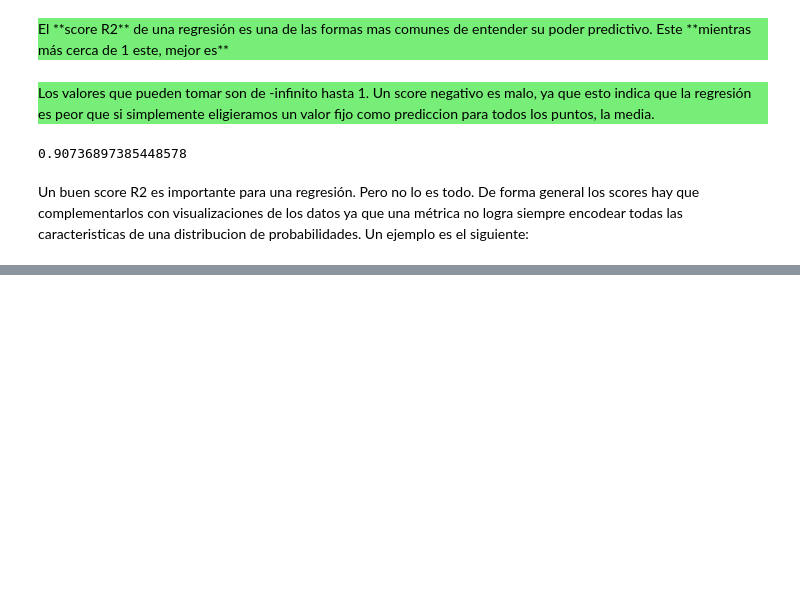
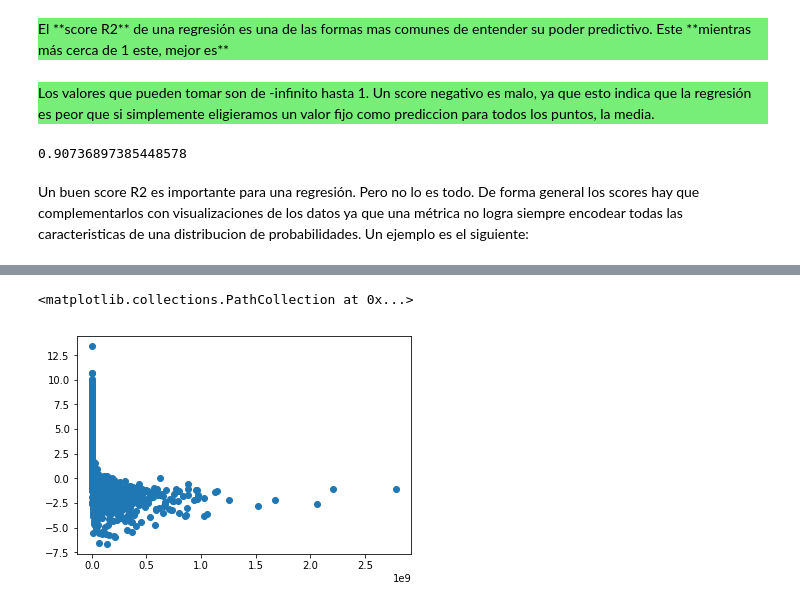
Before and after one commit to WillArevalo/Curso-de-Machine-Learning-Aplicado-con-Python, a Jupyter notebook: 17-19 - Implementar un modelo de regresión (Lasso)-Evaluando el modelo.ipynb, the cells around one changed output, grey strips where cells are left out. Saved outputs shown, nothing was run; the diff lists cells and outputs as text; code cells hidden in the pictures; blank space fills up the shorter version.

```diff
--- a/17-19 - Implementar un modelo de regresión (Lasso)-Evaluando el modelo.ipynb
+++ b/17-19 - Implementar un modelo de regresión (Lasso)-Evaluando el modelo.ipynb
@@ -132,0 +173,8 @@ Un buen score R2 es importante para una regresión. Pero no lo es todo. De forma
+# %%
+# Defino mi variable para logaritmos, loq ue nos permitira ver los dato en orden de magnitud
+lap_residuals = np.log(ap_residuals)
+# %%
+plt.scatter(y_test,lap_residuals)
+# %% [output]
+<matplotlib.collections.PathCollection at 0x...>
+[figure, added]
```
Also changed, not shown: parts of 18 cells of this notebook, 1 other file.
